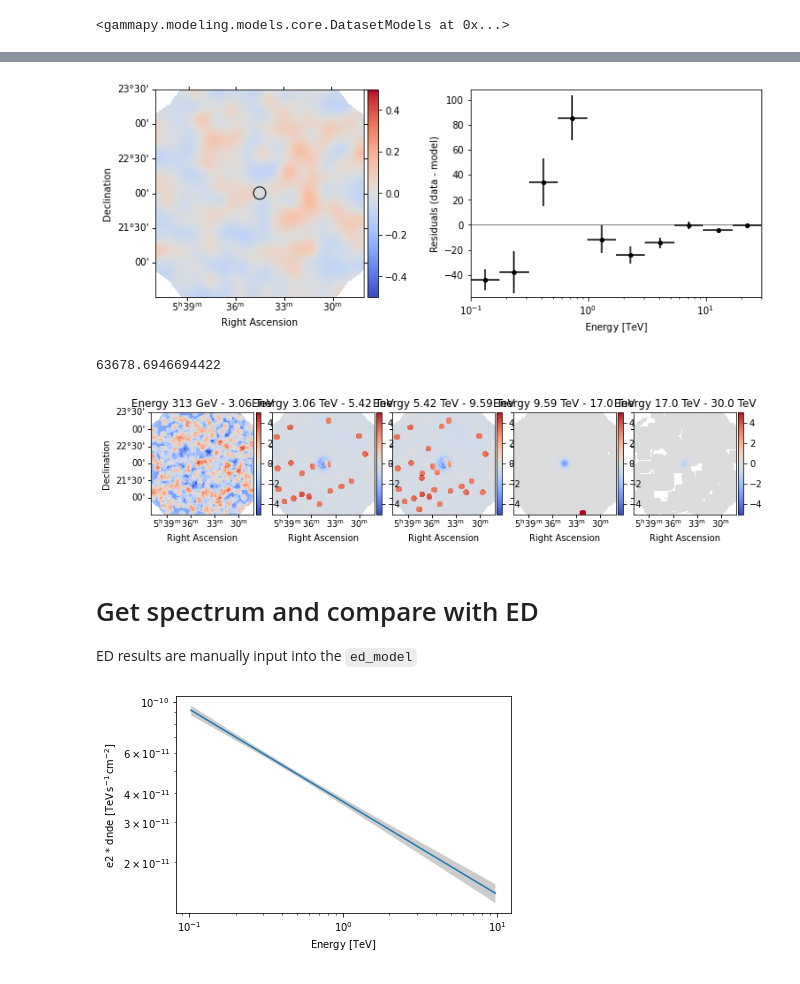
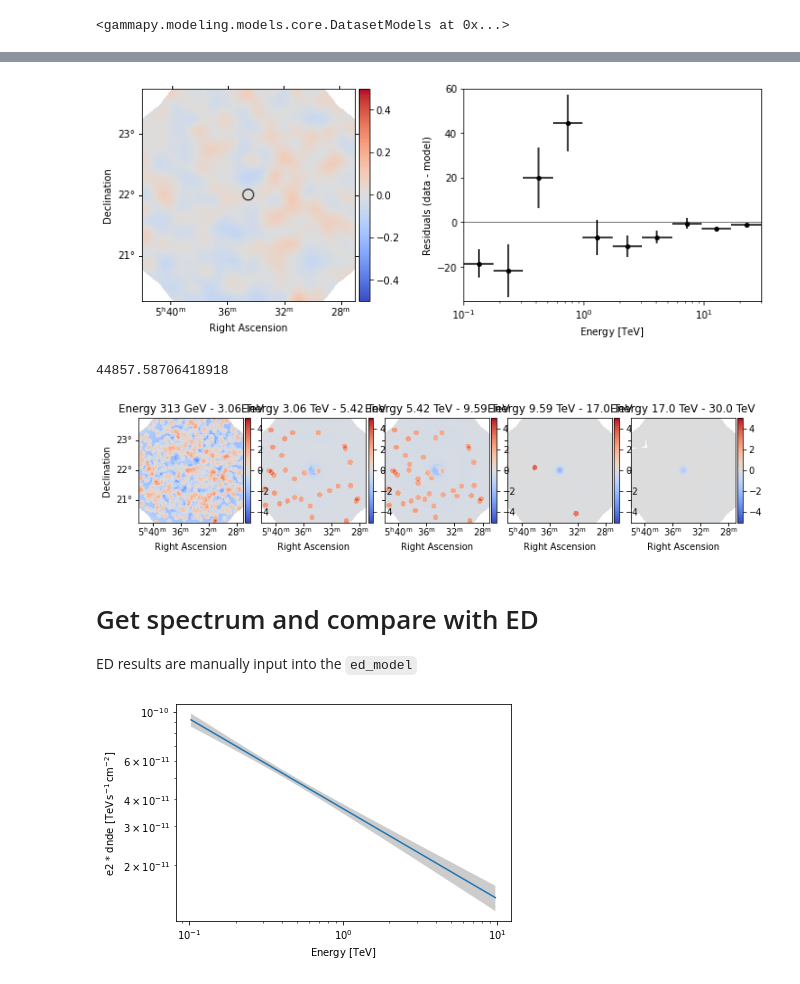
Before and after one commit to VERITAS-Observatory/gammapy-tools, a Jupyter notebook: examples/low_level.ipynb, the cells around one changed output, grey strips where cells are left out. Saved outputs shown, nothing was run; the diff lists cells and outputs as text; code cells hidden in the pictures.

```diff
--- a/examples/low_level.ipynb
+++ b/examples/low_level.ipynb
@@ -60,6 +105,6 @@ data_store = DataStore.from_dir("/raid/romulus/swong/mydl3/crabtestbkgs3d/")
 # %%
-source_pos = SkyCoord(83.6287500,22.0123611,unit='deg')
-#source_pos = SkyCoord.from_name('Mrk 501')
+source_pos = SkyCoord(132.875,63.13,unit='deg')
+#source_pos = SkyCoord.from_name('Ursa Major II')
 selection = dict(
     type="sky_circle",
     frame="icrs",
@@ -76,7 +123,7 @@ energy_axis = MapAxis.from_energy_bounds(0.1, 30., 10, unit="TeV")
 geom = WcsGeom.create(
     skydir=source_pos,
     binsz=0.01,
-    width=(3, 3),
+    width=(3.5, 3.5),
     frame="icrs",
     proj="CAR",
     axes=[energy_axis],
@@ -194,7 +241,7 @@ maker_safe_mask = SafeMaskMaker(
     methods=["offset-max", "aeff-default"], offset_max=offset_max, aeff_percent=0.1
 )
 spatial_model = GaussianSpatialModel(
-    lon_0=source_pos.ra, lat_0=source_pos.dec, sigma=np.sqrt(0.008)/1.58*u.deg, frame="icrs"
+    lon_0=source_pos.ra, lat_0=source_pos.dec, sigma=0.4*u.deg, frame="icrs"
 )
 
 spectral_model = PowerLawSpectralModel(
@@ -215,8 +262,8 @@ sky_model = SkyModel(
 )
 
 #spatial_model.sigma.frozen = True
-spatial_model.lon_0.frozen = True
-spatial_model.lat_0.frozen = True
+#spatial_model.lon_0.frozen = True
+#spatial_model.lat_0.frozen = True
 
 bkg_model = FoVBackgroundModel(dataset_name="crab-stacked")
 # %%
@@ -281,30 +284,30 @@ Table length=11
 # %%
-region = CircleSkyRegion(spatial_model.position, radius=0.08944271909999159 * u.deg)
+region = CircleSkyRegion(spatial_model.position, radius=0.089 * u.deg)
 stacked.plot_residuals(
     kwargs_spatial=dict(method="diff/sqrt(model)", vmin=-0.5, vmax=0.5),
     kwargs_spectral=dict(region=region),
 )
 plt.show()
 # %% [output]
-[figure, old version]
+[figure, new version]
 # %%
 stacked.stat_sum()
 # %% [output]
-63678.6946694422
+44857.58706418918
 # %%
 estimator = ExcessMapEstimator(
-    correlation_radius=np.sqrt(0.008)*u.deg,
+    correlation_radius=0.089*u.deg,
     selection_optional=[],
     energy_edges=np.linspace(0.25,30,10) * u.TeV,
 )
 
 result = estimator.run(stacked)
 result["sqrt_ts"].plot_grid(
     figsize=(12, 4), cmap="coolwarm", add_cbar=True, vmin=-5, vmax=5, ncols=5
 )
 plt.show()
 # %% [output]
-[figure, old version]
+[figure, new version]
 # %% [markdown]
 # Get spectrum and compare with ED
 
@@ -317,7 +320,7 @@ spec.plot(energy_bounds=energy_bounds, energy_power=2)
 ax = spec.plot_error(energy_bounds=energy_bounds, energy_power=2)
 plt.show()
 # %% [output]
-[figure, old version]
+[figure, new version]
 # %%
 ed_model = PowerLawSpectralModel(index=2.43,amplitude=3.19e-11*u.Unit("cm-2 s-1 TeV-1"))
 ed_model.index.error = 0.05
```
Also changed, not shown: parts of 23 cells of this notebook, 2 other files.
